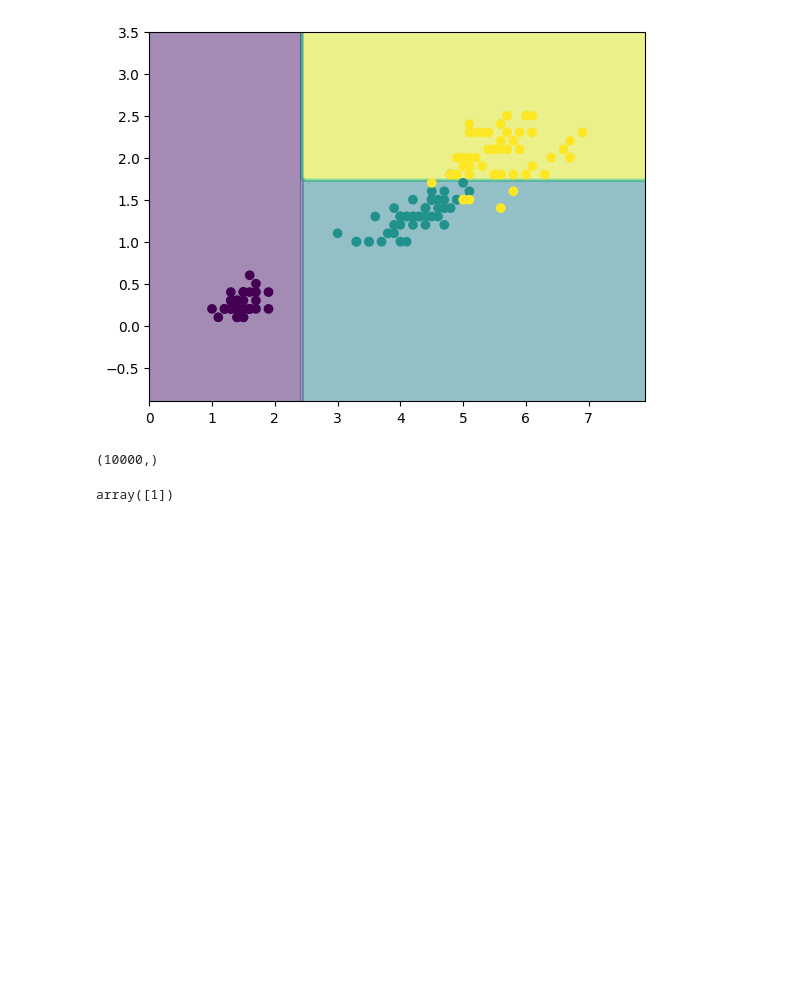
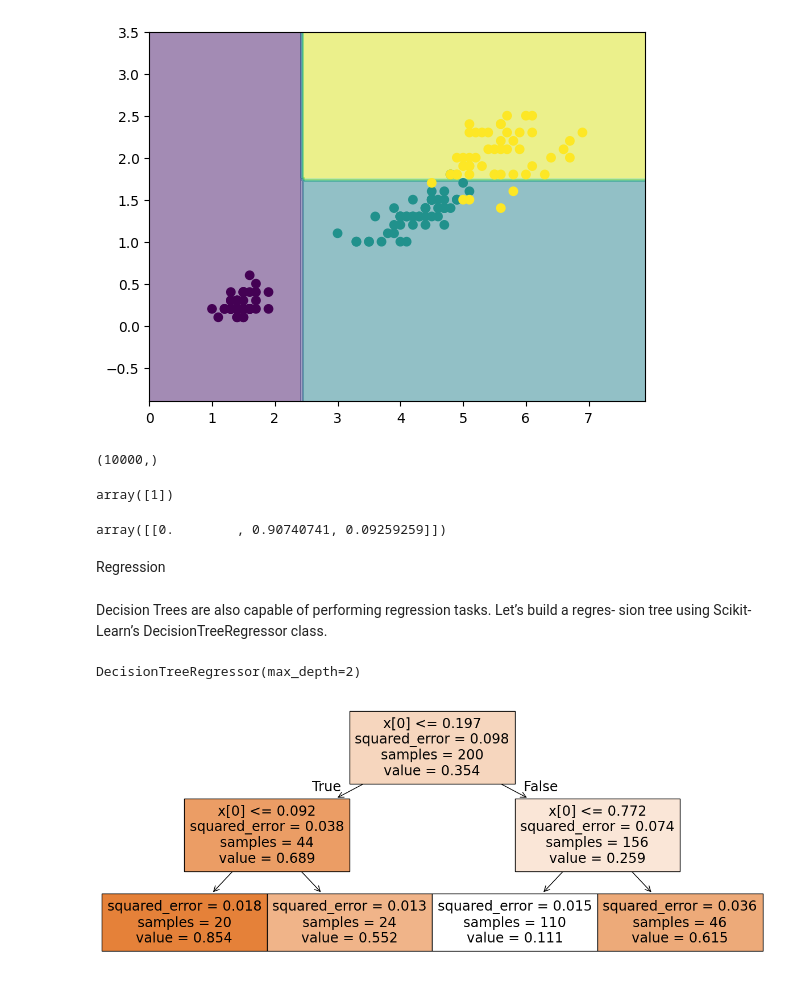
Before and after one commit to Amith1434/ML_Book_Journy, a Jupyter notebook: Chapter_6(Decision Trees).ipynb, the cells around one changed output. Drawn from its saved outputs; the diff is of its cells as text; code cells hidden in the pictures; blank space fills up the shorter version.

```diff
--- a/Chapter_6(Decision Trees).ipynb
+++ b/Chapter_6(Decision Trees).ipynb
@@ -70,3 +73,31 @@ xx.ravel().shape
 tree_clf.predict([[6,1.75]])
 # %% [output]
 array([1])
+# %%
+tree_clf.predict_proba([[5,1.5]])
+# %% [output]
+array([[0.        , 0.90740741, 0.09259259]])
+# %% [markdown]
+Regression
+# %% [markdown]
+
+Decision Trees are also capable of performing regression tasks. Let’s build a regres‐
+sion tree using Scikit-Learn’s DecisionTreeRegressor class.
+# %%
+import numpy as np
+np.random.seed(42)
+X = np.random.rand(200,1)
+y = 4*(X - .5) ** 2
+y = y + np.random.randn(200,1)/10
+# %%
+from sklearn.tree import DecisionTreeRegressor
+tree_reg = DecisionTreeRegressor(max_depth=2)
+tree_reg.fit(X,y)
+# %% [output]
+DecisionTreeRegressor(max_depth=2)
+# %%
+plt.figure(figsize =(15,6))
+plot_tree(tree_reg,filled =True)
+plt.show()
+# %% [output]
+[figure, added]
```
Also changed, not shown: parts of 6 cells of this notebook, 1 other file.
